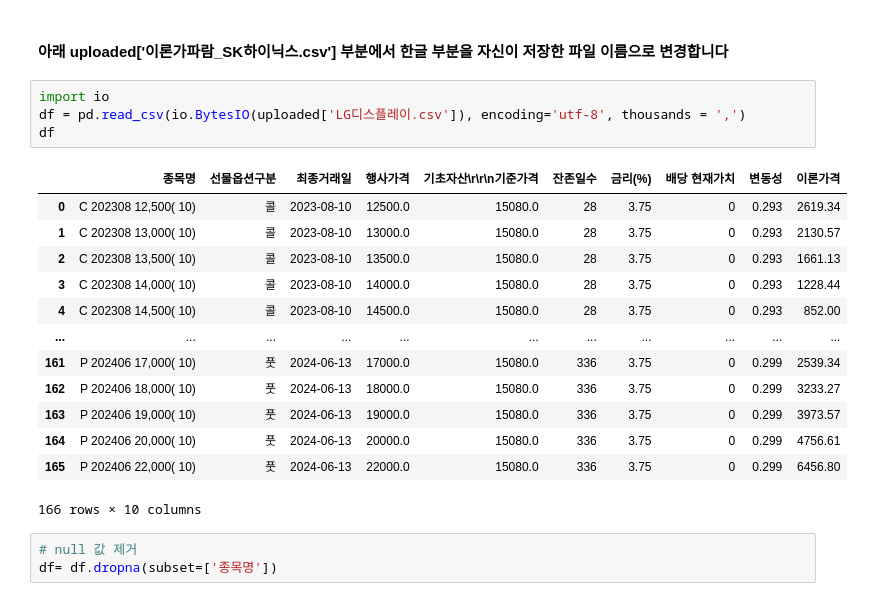
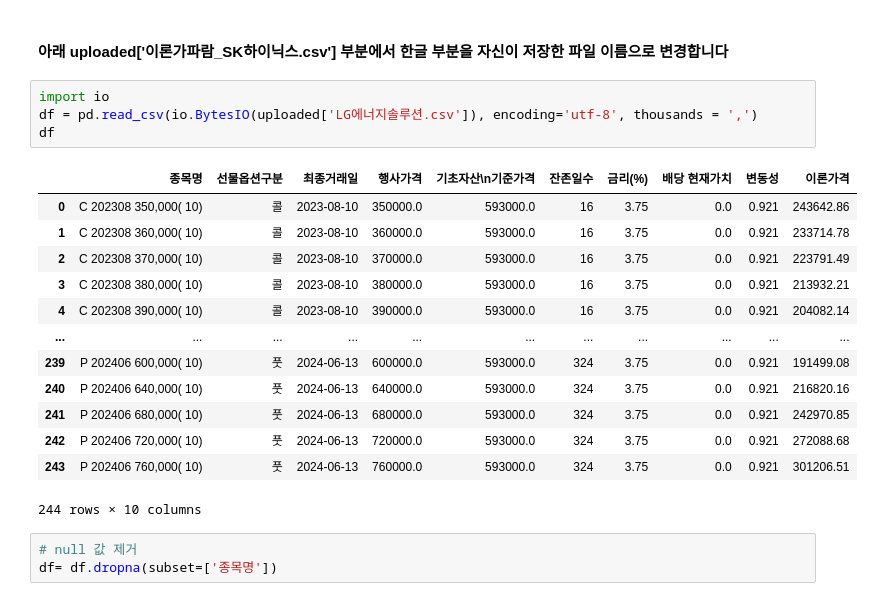
Before and after one commit to SophieShin/MachineLearning, a Jupyter notebook: Option_Pricing(+prc_lmt).ipynb, the cells around one changed output. Saved outputs shown, nothing was run; the diff lists cells and outputs as text.

```diff
--- a/Option_Pricing(+prc_lmt).ipynb
+++ b/Option_Pricing(+prc_lmt).ipynb
@@ -29,22 +29,22 @@ Saving LG디스플레이.csv to LG디스플레이.csv
 #### 아래 uploaded['이론가파람_SK하이닉스.csv'] 부분에서 한글 부분을 자신이 저장한 파일 이름으로 변경합니다
 # %%
 import io
-df = pd.read_csv(io.BytesIO(uploaded['LG디스플레이.csv']), encoding='utf-8', thousands = ',')
+df = pd.read_csv(io.BytesIO(uploaded['LG에너지솔루션.csv']), encoding='utf-8', thousands = ',')
 df
 # %% [output]
-|  | 종목명 | 선물옵션구분 | 최종거래일 | 행사가격 | 기초자산\r\r\n기준가격 | 잔존일수 | 금리(%) | 배당 현재가치 | 변동성 | 이론가격 |
-| 0 | C 202308 12,500( 10) | 콜 | 2023-08-10 | 12500.0 | 15080.0 | 28 | 3.75 | 0 | 0.293 | 2619.34 |
-| 1 | C 202308 13,000( 10) | 콜 | 2023-08-10 | 13000.0 | 15080.0 | 28 | 3.75 | 0 | 0.293 | 2130.57 |
-| 2 | C 202308 13,500( 10) | 콜 | 2023-08-10 | 13500.0 | 15080.0 | 28 | 3.75 | 0 | 0.293 | 1661.13 |
-| 3 | C 202308 14,000( 10) | 콜 | 2023-08-10 | 14000.0 | 15080.0 | 28 | 3.75 | 0 | 0.293 | 1228.44 |
-| 4 | C 202308 14,500( 10) | 콜 | 2023-08-10 | 14500.0 | 15080.0 | 28 | 3.75 | 0 | 0.293 | 852.00 |
+|  | 종목명 | 선물옵션구분 | 최종거래일 | 행사가격 | 기초자산\n기준가격 | 잔존일수 | 금리(%) | 배당 현재가치 | 변동성 | 이론가격 |
+| 0 | C 202308 350,000( 10) | 콜 | 2023-08-10 | 350000.0 | 593000.0 | 16 | 3.75 | 0.0 | 0.921 | 243642.86 |
+| 1 | C 202308 360,000( 10) | 콜 | 2023-08-10 | 360000.0 | 593000.0 | 16 | 3.75 | 0.0 | 0.921 | 233714.78 |
+| 2 | C 202308 370,000( 10) | 콜 | 2023-08-10 | 370000.0 | 593000.0 | 16 | 3.75 | 0.0 | 0.921 | 223791.49 |
+| 3 | C 202308 380,000( 10) | 콜 | 2023-08-10 | 380000.0 | 593000.0 | 16 | 3.75 | 0.0 | 0.921 | 213932.21 |
+| 4 | C 202308 390,000( 10) | 콜 | 2023-08-10 | 390000.0 | 593000.0 | 16 | 3.75 | 0.0 | 0.921 | 204082.14 |
 | ... | ... | ... | ... | ... | ... | ... | ... | ... | ... | ... |
-| 161 | P 202406 17,000( 10) | 풋 | 2024-06-13 | 17000.0 | 15080.0 | 336 | 3.75 | 0 | 0.299 | 2539.34 |
-| 162 | P 202406 18,000( 10) | 풋 | 2024-06-13 | 18000.0 | 15080.0 | 336 | 3.75 | 0 | 0.299 | 3233.27 |
-| 163 | P 202406 19,000( 10) | 풋 | 2024-06-13 | 19000.0 | 15080.0 | 336 | 3.75 | 0 | 0.299 | 3973.57 |
-| 164 | P 202406 20,000( 10) | 풋 | 2024-06-13 | 20000.0 | 15080.0 | 336 | 3.75 | 0 | 0.299 | 4756.61 |
-| 165 | P 202406 22,000( 10) | 풋 | 2024-06-13 | 22000.0 | 15080.0 | 336 | 3.75 | 0 | 0.299 | 6456.80 |
+| 239 | P 202406 600,000( 10) | 풋 | 2024-06-13 | 600000.0 | 593000.0 | 324 | 3.75 | 0.0 | 0.921 | 191499.08 |
+| 240 | P 202406 640,000( 10) | 풋 | 2024-06-13 | 640000.0 | 593000.0 | 324 | 3.75 | 0.0 | 0.921 | 216820.16 |
+| 241 | P 202406 680,000( 10) | 풋 | 2024-06-13 | 680000.0 | 593000.0 | 324 | 3.75 | 0.0 | 0.921 | 242970.85 |
+| 242 | P 202406 720,000( 10) | 풋 | 2024-06-13 | 720000.0 | 593000.0 | 324 | 3.75 | 0.0 | 0.921 | 272088.68 |
+| 243 | P 202406 760,000( 10) | 풋 | 2024-06-13 | 760000.0 | 593000.0 | 324 | 3.75 | 0.0 | 0.921 | 301206.51 |
-166 rows × 10 columns
+244 rows × 10 columns
 # %%
 # null 값 제거
 df= df.dropna(subset=['종목명'])
```
Also changed, not shown: parts of 12 cells of this notebook.
